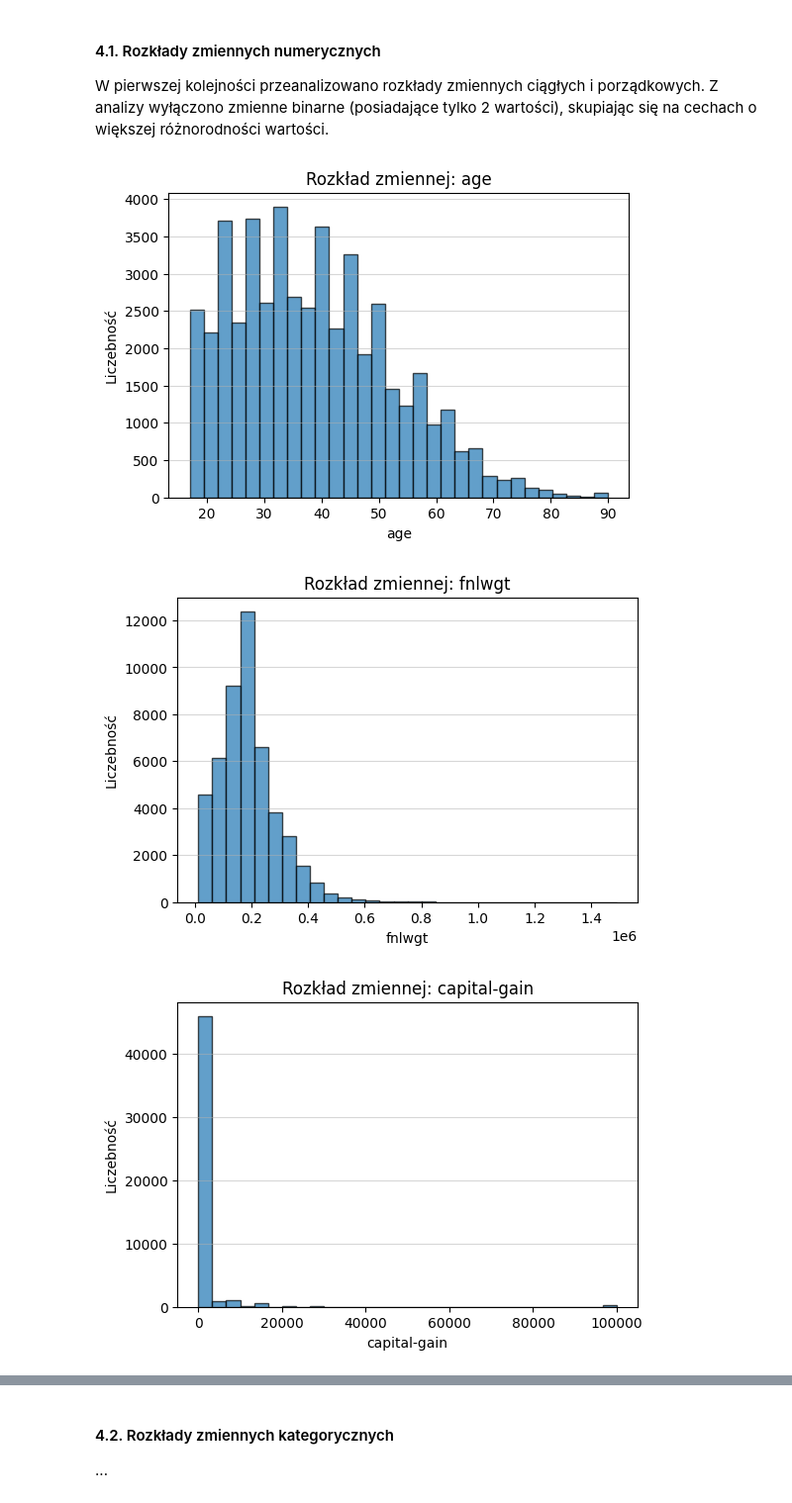
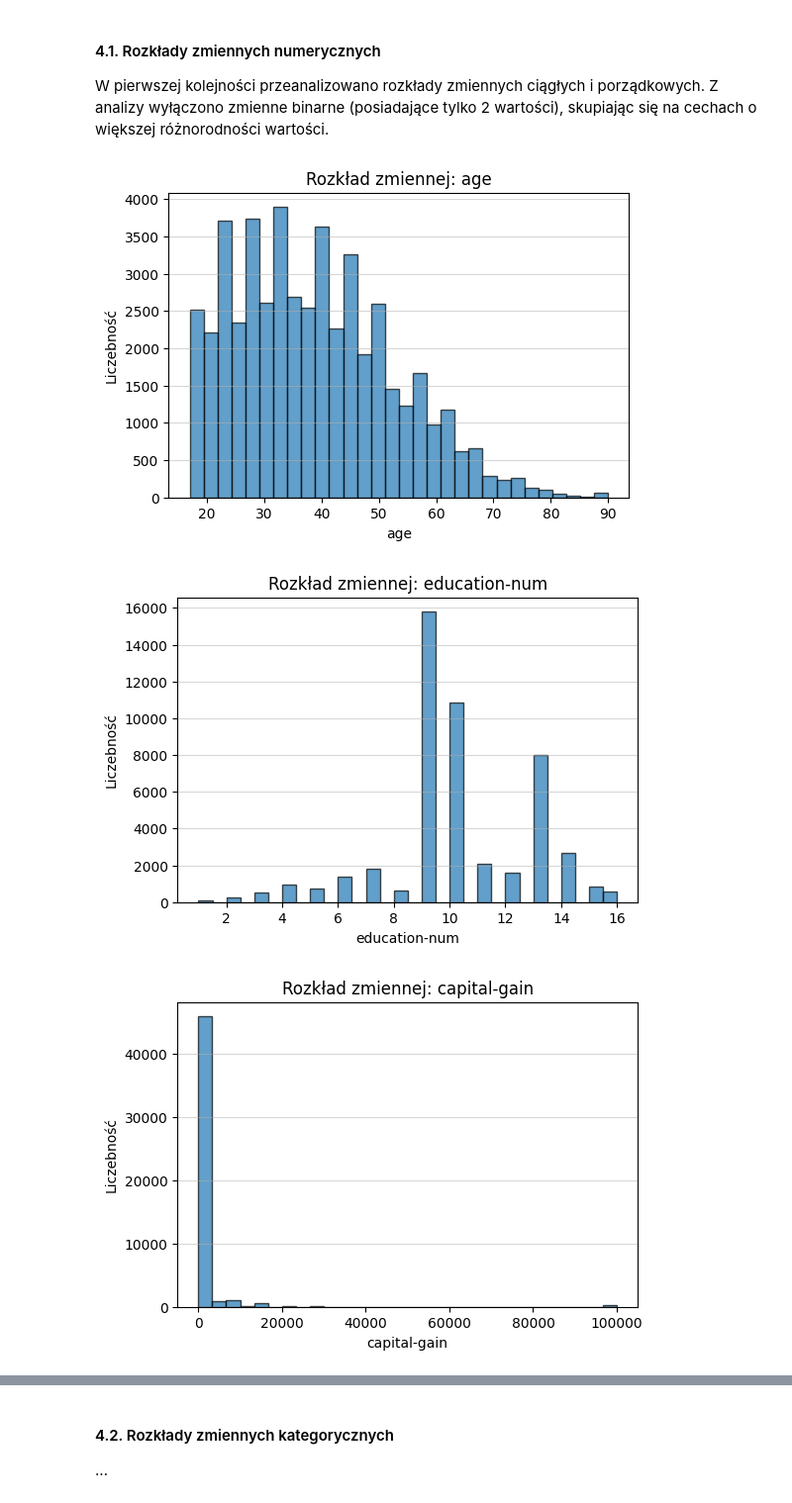
Before and after one commit to hoanganhlinh/SRD-projekt, a Jupyter notebook: adult-classification.ipynb, the cells around one changed output, grey strips where cells are left out. Shown at 99% size. Cells and saved outputs as stored; diff of their text form; code cells hidden in the pictures.

```diff
--- a/adult-classification.ipynb
+++ b/adult-classification.ipynb
@@ -310,7 +313,7 @@ Wife               4.772532
 Other-relative     3.083412
 Name: proportion, dtype: float64
 # %%
-df_adult = pd.get_dummies(df_adult, columns=['relationship'], drop_first=False, dtype=int)
+df_adult = pd.get_dummies(df_adult, columns=['relationship'], drop_first=True, dtype=int)
 df_adult.head()
 # %% [output]
 |  | age | fnlwgt | education-num | occupation | race | sex | capital-gain | capital-loss | ... |
@@ -349,7 +352,7 @@ Priv-house-serv       0.495475
 Armed-Forces          0.030711
 Name: proportion, dtype: float64
 # %%
-df_adult = pd.get_dummies(df_adult, columns=['occupation'], drop_first=False, dtype=int)
+df_adult = pd.get_dummies(df_adult, columns=['occupation'], drop_first=True, dtype=int)
 df_adult.head()
 # %% [output]
 |  | age | fnlwgt | education-num | race | sex | capital-gain | capital-loss | hours-per-week | ... |
@@ -387,7 +390,7 @@ Amer-Indian-Eskimo     0.962287
 Other                  0.831252
 Name: proportion, dtype: float64
 # %%
-df_adult = pd.get_dummies(df_adult, columns=['race'], drop_first=False, dtype=int)
+df_adult = pd.get_dummies(df_adult, columns=['race'], drop_first=True, dtype=int)
 df_adult.head()
 # %% [output]
 |  | age | fnlwgt | education-num | sex | capital-gain | capital-loss | hours-per-week | native-country | ... |
@@ -527,0 +535,2 @@ memory usage: 18.6 MB
+# %%
+df_adult = df_adult.drop(columns=['fnlwgt'])
@@ -532,18 +550,17 @@ W tej sekcji przeprowadzono analizę statystyczną i wizualną przetworzonych da
 #### 4.1. Rozkłady zmiennych numerycznych
 W pierwszej kolejności przeanalizowano rozkłady zmiennych ciągłych i porządkowych. Z analizy wyłączono zmienne binarne (posiadające tylko 2 wartości), skupiając się na cechach o większej różnorodności wartości.
 # %%
-for col in ['age', 'fnlwgt', 'capital-gain', 'capital-loss', 'hours-per-week']:
+for col in ['age', 'education-num', 'capital-gain', 'capital-loss', 'hours-per-week']:
     plt.figure(figsize=(6, 4))
-    # Dodano bins=30 i obramowanie dla lepszej czytelności słupków
     plt.hist(df_adult[col], bins=30, edgecolor='black', alpha=0.7)
     plt.title(f'Rozkład zmiennej: {col}')
     plt.xlabel(col)
     plt.ylabel('Liczebność')
     plt.grid(axis='y', alpha=0.5)
     plt.show()
 # %% [output]
 [figure]
-[figure, old version]
+[figure, new version]
 [figure]
 [figure]
 [figure]
```
Also changed, not shown: parts of 30 cells of this notebook.
